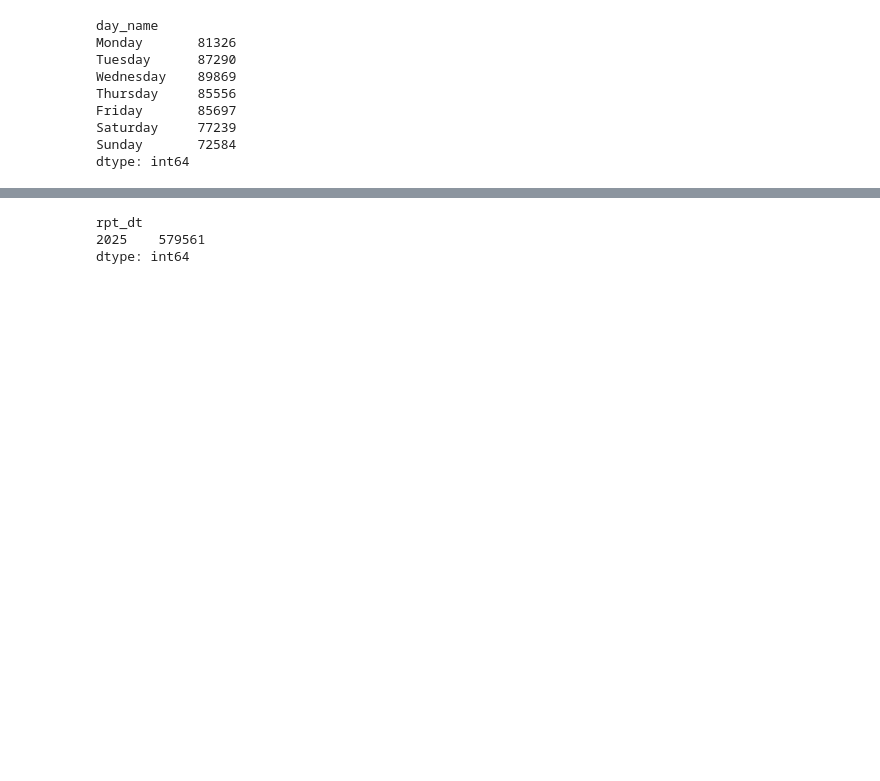
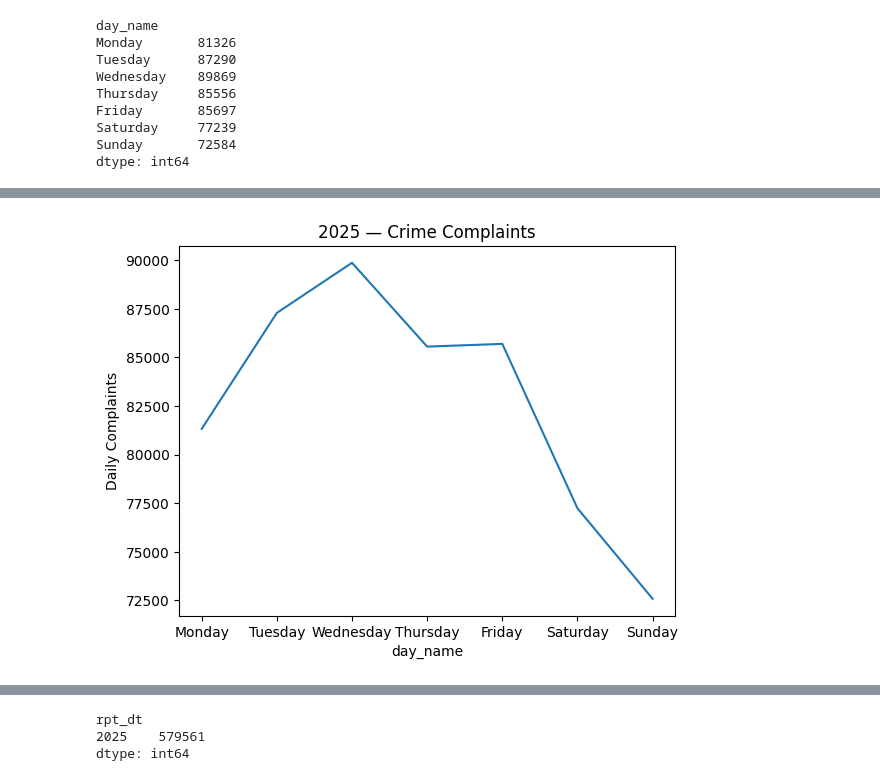
Before and after one commit to salioudunn11/Crime_Complaints_and_arrests_NYC_Data_Project, a Jupyter notebook: index.ipynb, the cells around one changed output, grey strips where cells are left out. Drawn from its saved outputs; the diff is of its cells as text; code cells hidden in the pictures; blank space fills up the shorter version.

```diff
--- a/index.ipynb
+++ b/index.ipynb
@@ -304,3 +333,10 @@ dtype: int64
+# %%
+ax = weekday.plot()
+ax.set_ylabel('Daily Complaints')
+ax.set_title('2025 — Crime Complaints')
+plt.show()
+# %% [output]
+[figure, added]
 # %%
 complaints_2025
 # %% [output]
```
Also changed, not shown: parts of 10 cells of this notebook.
